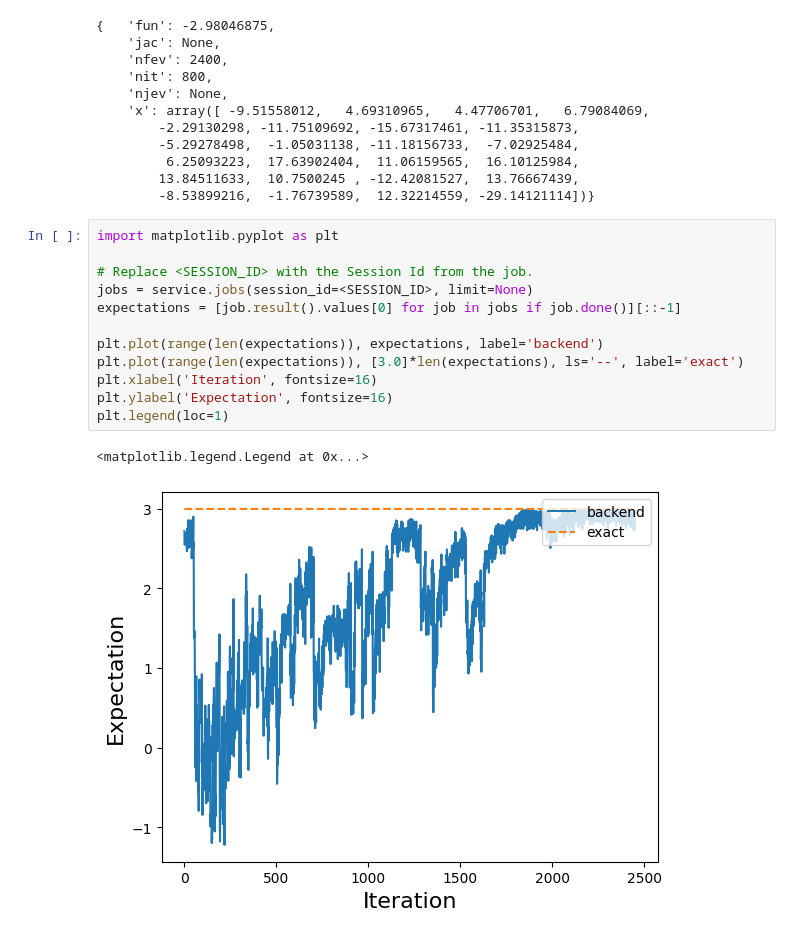
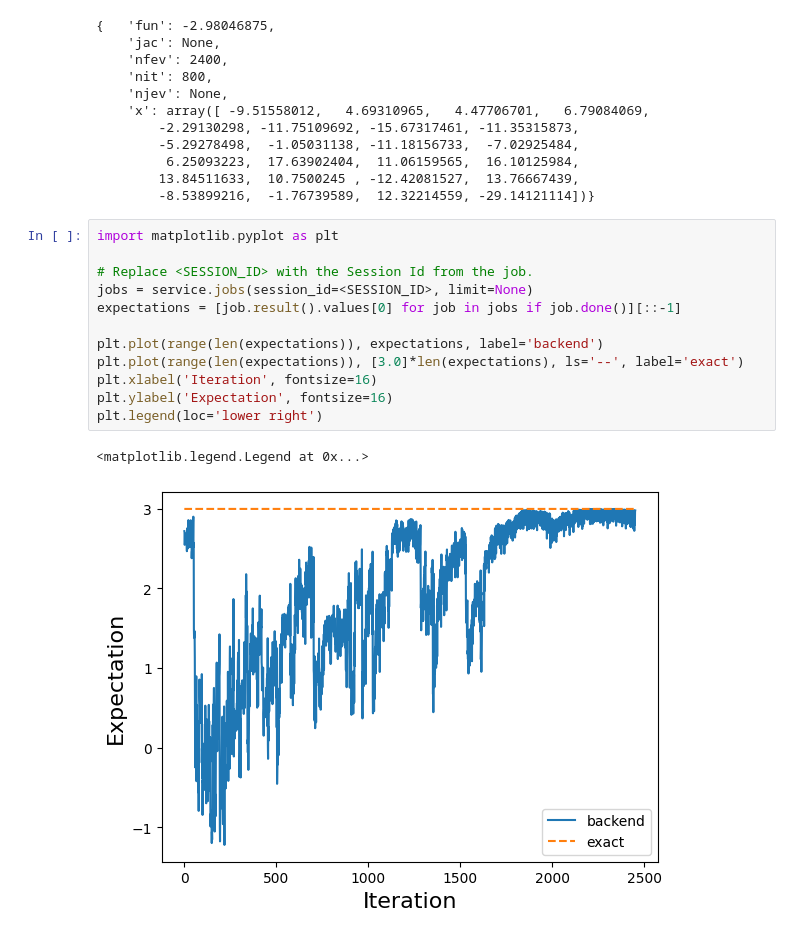
Before and after one commit to JavaFXpert/qiskit-runtime-lab, a Jupyter notebook: estimator_lab_exercise_solution.ipynb, the cells around one changed output. Drawn from its saved outputs; the diff is of its cells as text.

```diff
--- a/estimator_lab_exercise_solution.ipynb
+++ b/estimator_lab_exercise_solution.ipynb
@@ -95,15 +95,15 @@ print(result)
 # %%
 import matplotlib.pyplot as plt
 
 # Replace <SESSION_ID> with the Session Id from the job.
 jobs = service.jobs(session_id=<SESSION_ID>, limit=None)
 expectations = [job.result().values[0] for job in jobs if job.done()][::-1]
 
 plt.plot(range(len(expectations)), expectations, label='backend')
 plt.plot(range(len(expectations)), [3.0]*len(expectations), ls='--', label='exact')
 plt.xlabel('Iteration', fontsize=16)
 plt.ylabel('Expectation', fontsize=16)
-plt.legend(loc=1)
+plt.legend(loc='lower right')
 # %% [output]
 <matplotlib.legend.Legend at 0x...>
-[figure, old version]
+[figure, new version]
```
